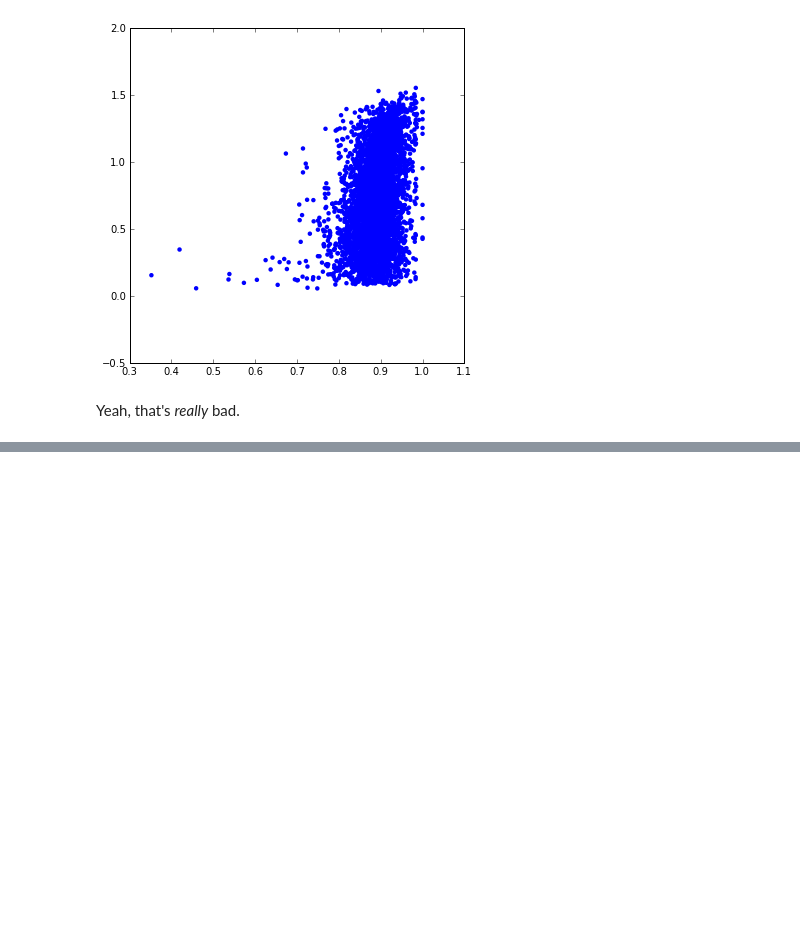
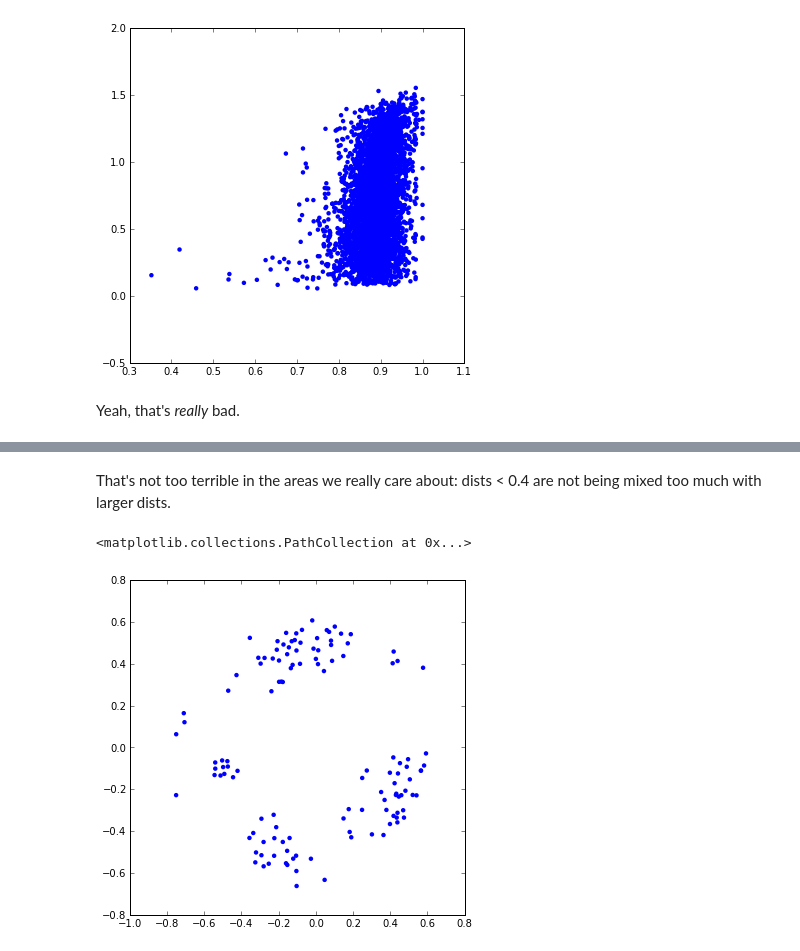
Before and after one commit to greglandrum/rdkit_blog, a Jupyter notebook: notebooks/MDS I.ipynb, the cells around one changed output, grey strips where cells are left out. Drawn from its saved outputs; the diff is of its cells as text; code cells hidden in the pictures; blank space fills up the shorter version.

```diff
--- a/notebooks/MDS I.ipynb
+++ b/notebooks/MDS I.ipynb
@@ -561,0 +620,7 @@ Yeah, that's *really* bad.
+# %% [markdown]
+That's not too terrible in the areas we really care about: dists < 0.4 are not being mixed too much with larger dists.
+# %%
+scatter([x for x,y in coords3],[y for x,y in coords3],edgecolors='none')
+# %% [output]
+<matplotlib.collections.PathCollection at 0x...>
+[figure, added]
```
Also changed, not shown: parts of 6 cells of this notebook.
